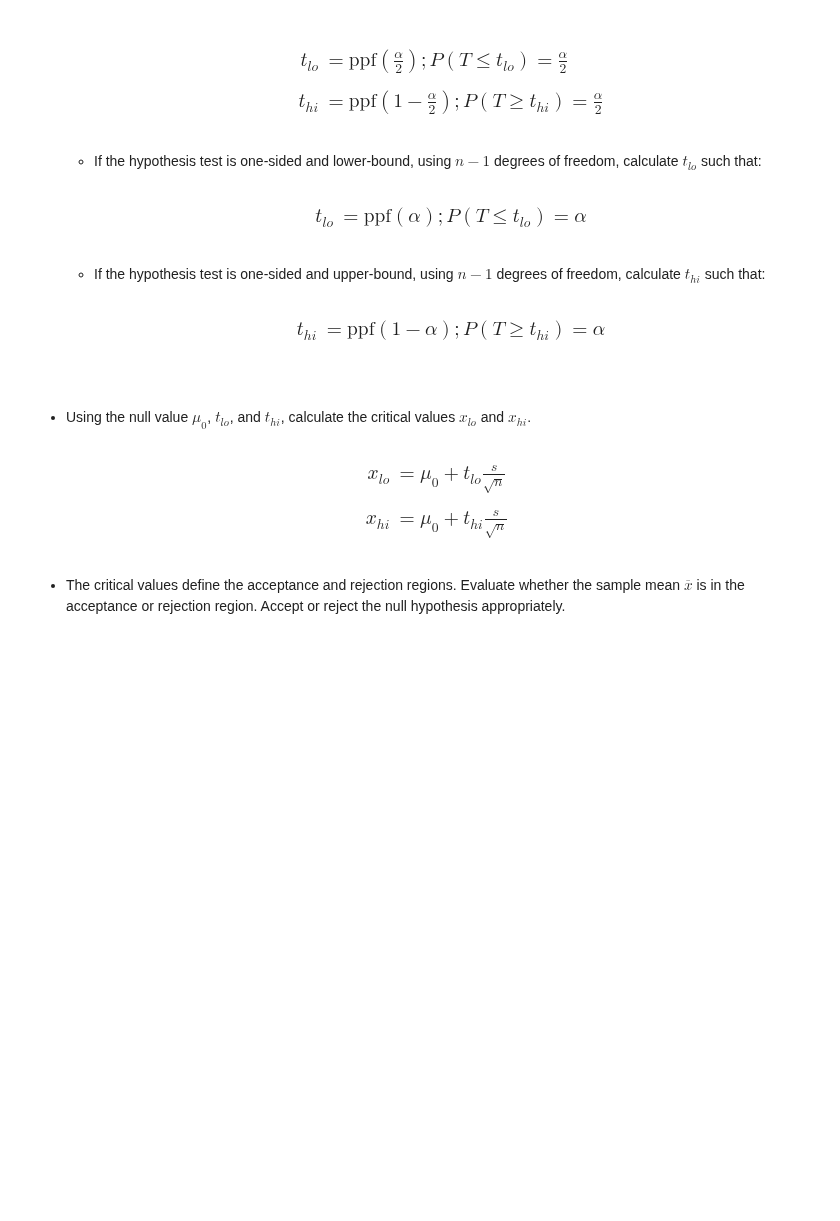
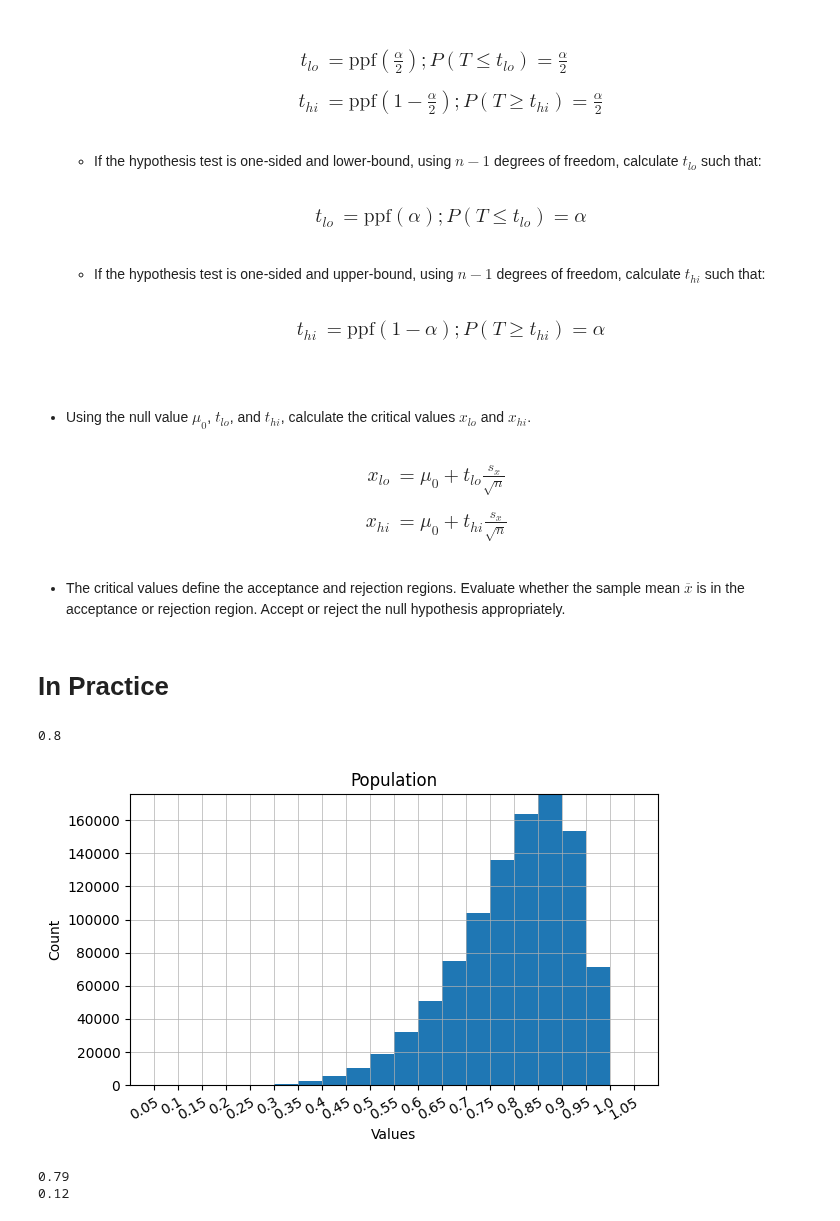
Before and after one commit to afrut/learn-ml, a Jupyter notebook: statistics/hypothesis_testing/unknown_variance.ipynb, the cells around one changed output. Saved outputs shown, nothing was run; the diff lists cells and outputs as text; code cells hidden in the pictures; blank space fills up the shorter version.

```diff
--- a/statistics/hypothesis_testing/unknown_variance.ipynb
+++ b/statistics/hypothesis_testing/unknown_variance.ipynb
@@ -46,9 +46,11 @@
     <li>Using the null value $\mu_0$, $t_{lo}$, and $t_{hi}$, calculate the critical values $x_{lo}$ and $x_{hi}$.</li><br>
     <font size = "4">
         \begin{align}
-        x_{lo} &= \mu_0 + t_{lo} \frac{s}{\sqrt{n}}\\\\
-        x_{hi} &= \mu_0 + t_{hi} \frac{s}{\sqrt{n}}
+        x_{lo} &= \mu_0 + t_{lo} \frac{s_x}{\sqrt{n}}\\\\
+        x_{hi} &= \mu_0 + t_{hi} \frac{s_x}{\sqrt{n}}
         \end{align}
     </font><br>
     <li>The critical values define the acceptance and rejection regions. Evaluate whether the sample mean $\overline{x}$ is in the acceptance or rejection region. Accept or reject the null hypothesis appropriately.</li>
 </ul>
+# %% [markdown]
+# In Practice
@@ -54,0 +66,26 @@
+# %%
+figsize=(4*1.6, 4)
+# %%
+N = int(1e6)
+population = np.random.beta(a=8, b=2, size=N)
+df_pop = pd.DataFrame(data=population, columns=["value"])
+mu = np.mean(population)
+sigma = np.std(population)
+print(round(mu, 2))
+
+bins = np.arange(0.05, 1.1, 0.05)
+_, _ = plots.histogram(df=df_pop, bins=bins, figsize=figsize, title="Population", xlabel=["Values"], ylabel=["Count"])
+# %% [output]
+0.8
+[figure, added]
+# %%
+# Draw a sample
+n = 30
+x = np.random.choice(population, size=n)
+x_bar = np.mean(x)
+s_x = np.std(x, ddof=1)
+print(round(x_bar, 2))
+print(round(s_x, 2))
+# %% [output]
+0.79
+0.12
```
Also changed, not shown: parts of 11 cells of this notebook, 1 other file.
